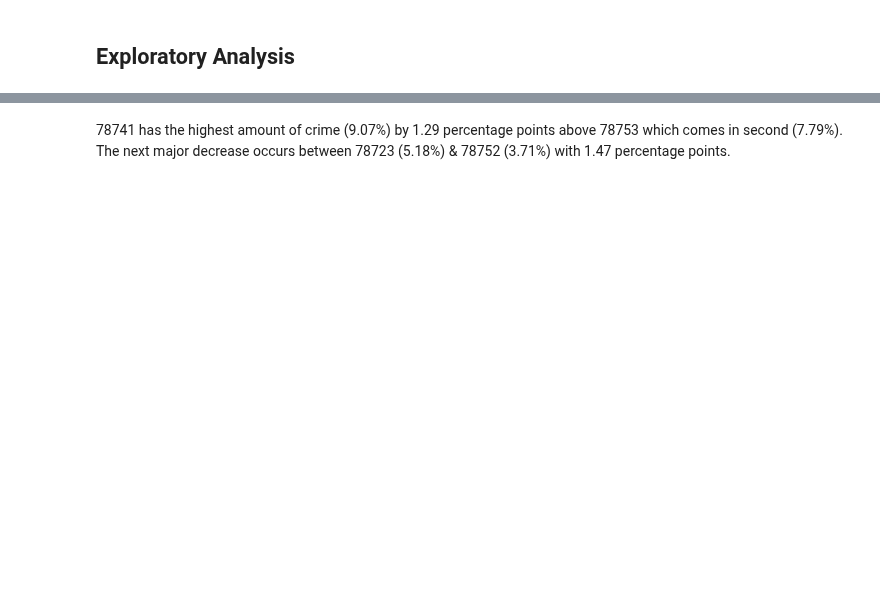
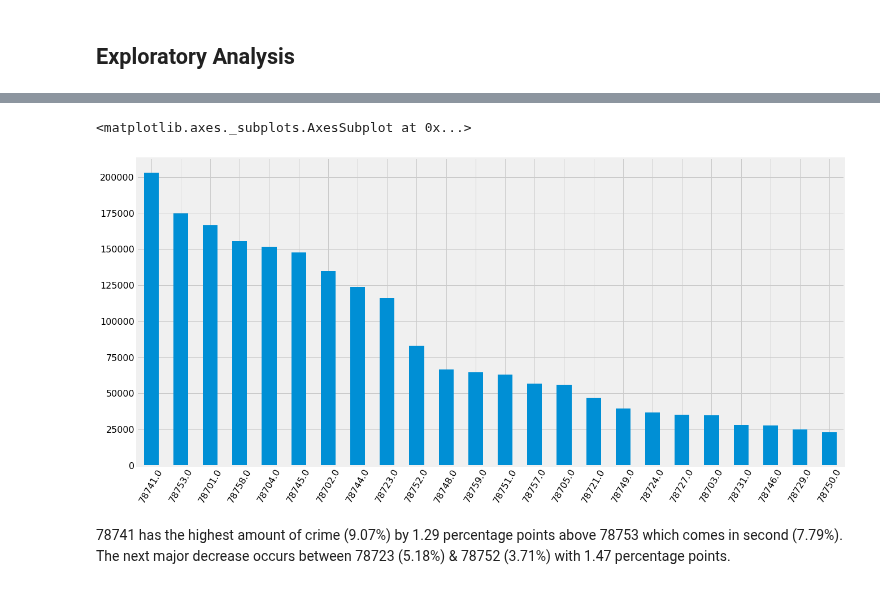
Before and after one commit to rgrantham82/Crime-Analysis, a Jupyter notebook: Austin Crimes Report Analysis.ipynb, the cells around one changed output, grey strips where cells are left out. Cells and saved outputs as stored; diff of their text form; code cells hidden in the pictures; blank space fills up the shorter version.

```diff
--- a/Austin Crimes Report Analysis.ipynb
+++ b/Austin Crimes Report Analysis.ipynb
@@ -3,11 +3,13 @@
 
 I downloaded the latest copy of the dataset from data.austintexas.gov on 7/23/2020. The exported dataset seems to contain more data to work with than if one were to utilize the API, even if it is not continuously up-to-date.
 # %%
+# Importing libraries and configurations
+%matplotlib inline
+
 import pandas as pd
 import numpy as np
 import matplotlib.pyplot as plt
-plt.style.use('seaborn')
-%matplotlib inline
+plt.style.use('fivethirtyeight')
 import seaborn as sns
 import warnings
 warnings.filterwarnings('ignore')
@@ -75,13 +62,13 @@ df.duplicated().sum()
 # %%
-# Dropping null values from 'Occurred Date Time', convert it to datetime64 & set it as the index
-df.dropna(subset=['Occurred Date Time'], inplace=True)
+# Convert 'Occurred Date Time' to datetime64 & set it as the index
 df['Occurred Date Time'] = df['Occurred Date Time'].astype('datetime64')
 df.set_index('Occurred Date Time', inplace=True)
 df.sort_index(inplace=True)
 
-# Dropping null 'zip code' values.
-df.dropna(subset=['Zip Code'], inplace=True)
+# Converting other essential data columns to the correct data type
+df['Report Date Time'] = df['Report Date Time'].astype('datetime64')
 
+# Display the newly created index
 display(df.index)
 # %% [output]
 DatetimeIndex(['2003-01-01 00:00:00', '2003-01-01 00:00:00',
@@ -144,9 +154,7 @@ dtype: int64
 # %%
-# Create dataframe for the top 10 zipcodes with the highest crime rates
-zip_codes = df['Zip Code'].value_counts().head(10)
+# Create and show dataframe for crime rates by zip code, then show as percentages
+zip_codes = df['Zip Code'].value_counts().head(24)
 display(zip_codes)
-
-# Displaying the top 10 crime rates per zipcode as proportions
 print('----------------------------------')
-display(df['Zip Code'].value_counts(normalize=True).head(10))
+display(df['Zip Code'].value_counts(normalize=True).head(24))
 # %% [output]
@@ -175,4 +195,9 @@ Name: Zip Code, dtype: int64
 Name: Zip Code, dtype: float64
+# %%
+zip_codes.plot.bar(figsize=(20,10), fontsize=16, rot=60)
+# %% [output]
+<matplotlib.axes._subplots.AxesSubplot at 0x...>
+[figure, added]
 # %% [markdown]
 78741 has the highest amount of crime (9.07%) by 1.29 percentage points above 78753 which comes in second (7.79%). The next major decrease occurs between 78723 (5.18%) & 78752 (3.71%) with 1.47 percentage points.
 # %%
```
Also changed, not shown: parts of 15 cells of this notebook.
